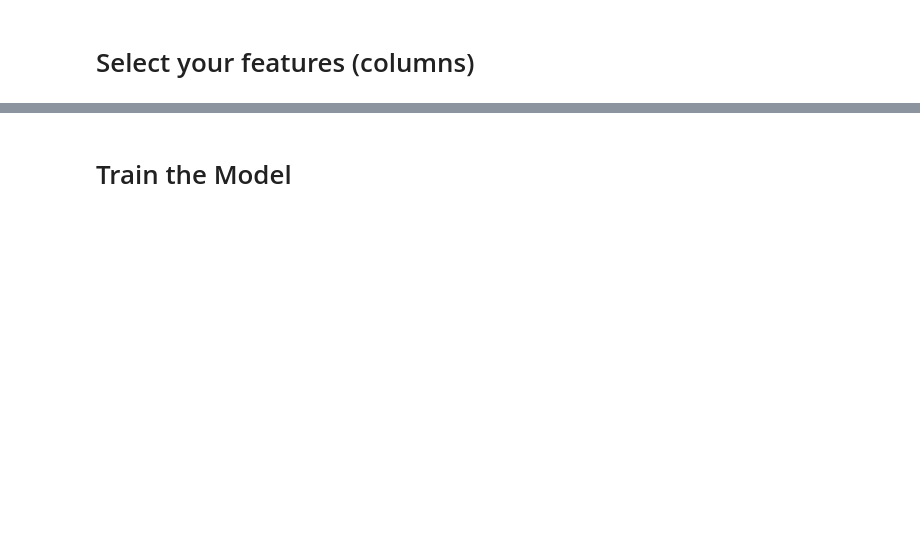
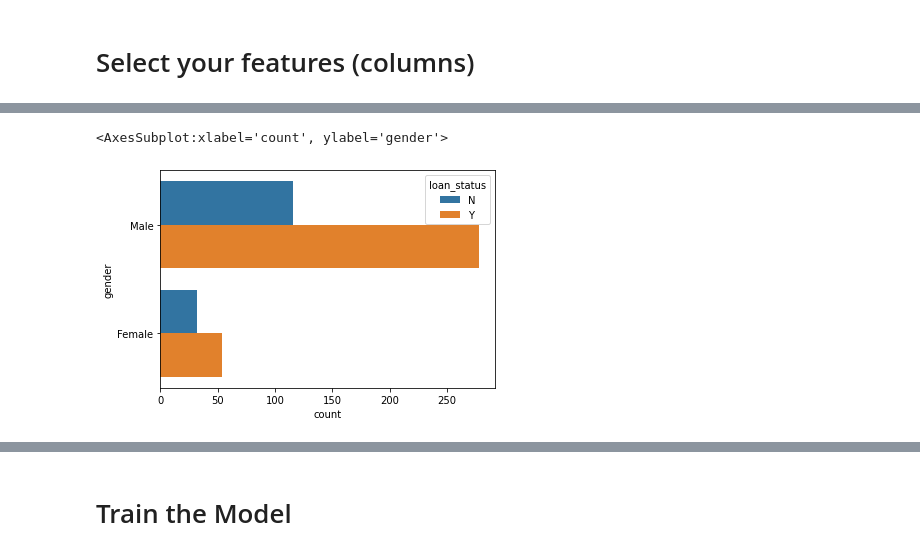
Before and after one commit to dsalisbury1141/Predicting-Loan-Eligibility-Machine-Learning, a Jupyter notebook: Dawn/Loan-Model-1-Dawn.ipynb, the cells around one changed output, grey strips where cells are left out. Saved outputs shown, nothing was run; the diff lists cells and outputs as text; code cells hidden in the pictures; blank space fills up the shorter version.

Commit message:
plots

```diff
--- a/Dawn/Loan-Model-1-Dawn.ipynb
+++ b/Dawn/Loan-Model-1-Dawn.ipynb
@@ -99,0 +117,6 @@ KeyError: "None of [Index(['what features to measure'], dtype='object')] are in
+# %%
+# Set features. This will also be used as your x values. Removed 'loan_id', 'property_area'
+loan_features_df = loan_df[['gender', 'married', 'dependents', 'education','self_employed'
+            , 'income', 'co_income'
+            , 'loan_amount', 'loan_term', 'credit_history', 'loan_status']]
+loan_features_df.head()
@@ -99,0 +130,5 @@ KeyError: "None of [Index(['what features to measure'], dtype='object')] are in
+# %%
+sns.countplot(y='gender', hue ='loan_status',data =loan_features_df)
+# %% [output]
+<AxesSubplot:xlabel='count', ylabel='gender'>
+[figure, added]
```
Also changed, not shown: parts of 24 cells of this notebook, 1 other file.
